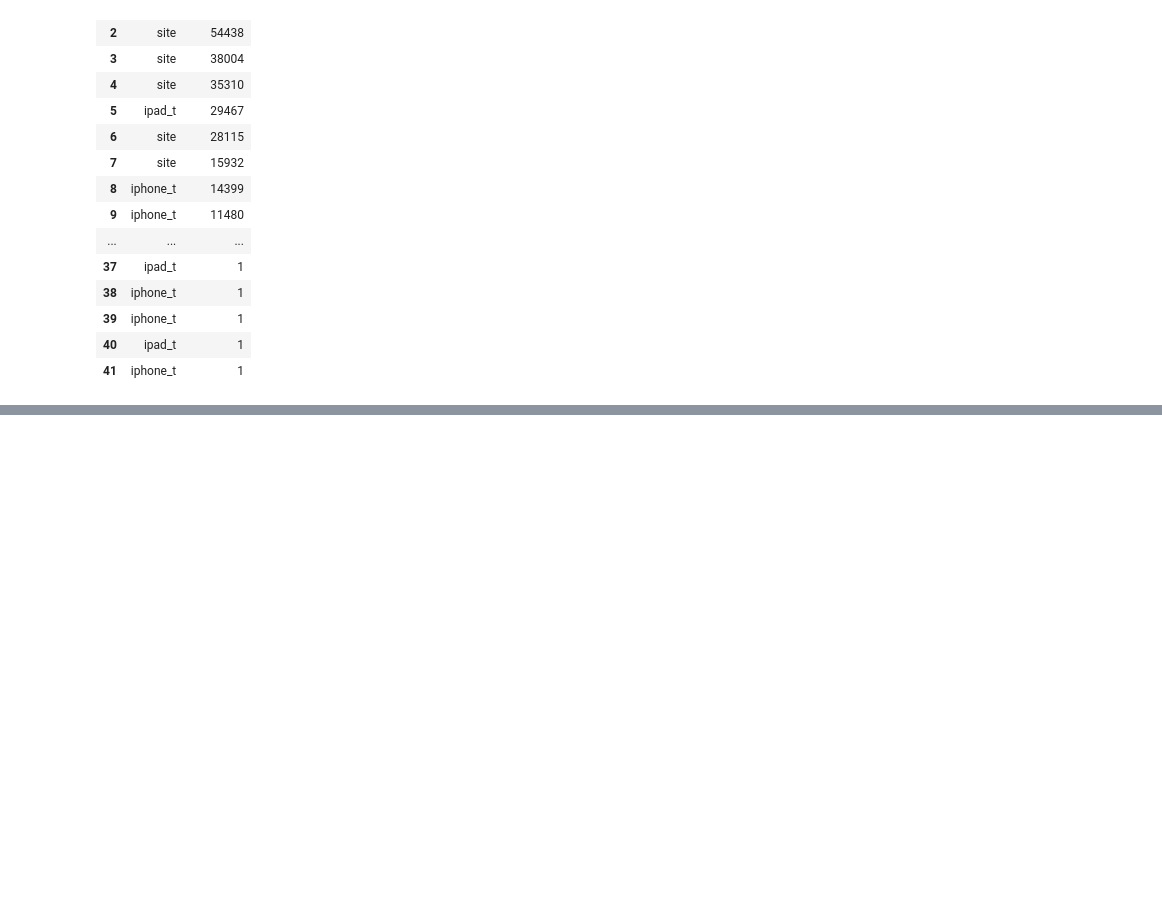
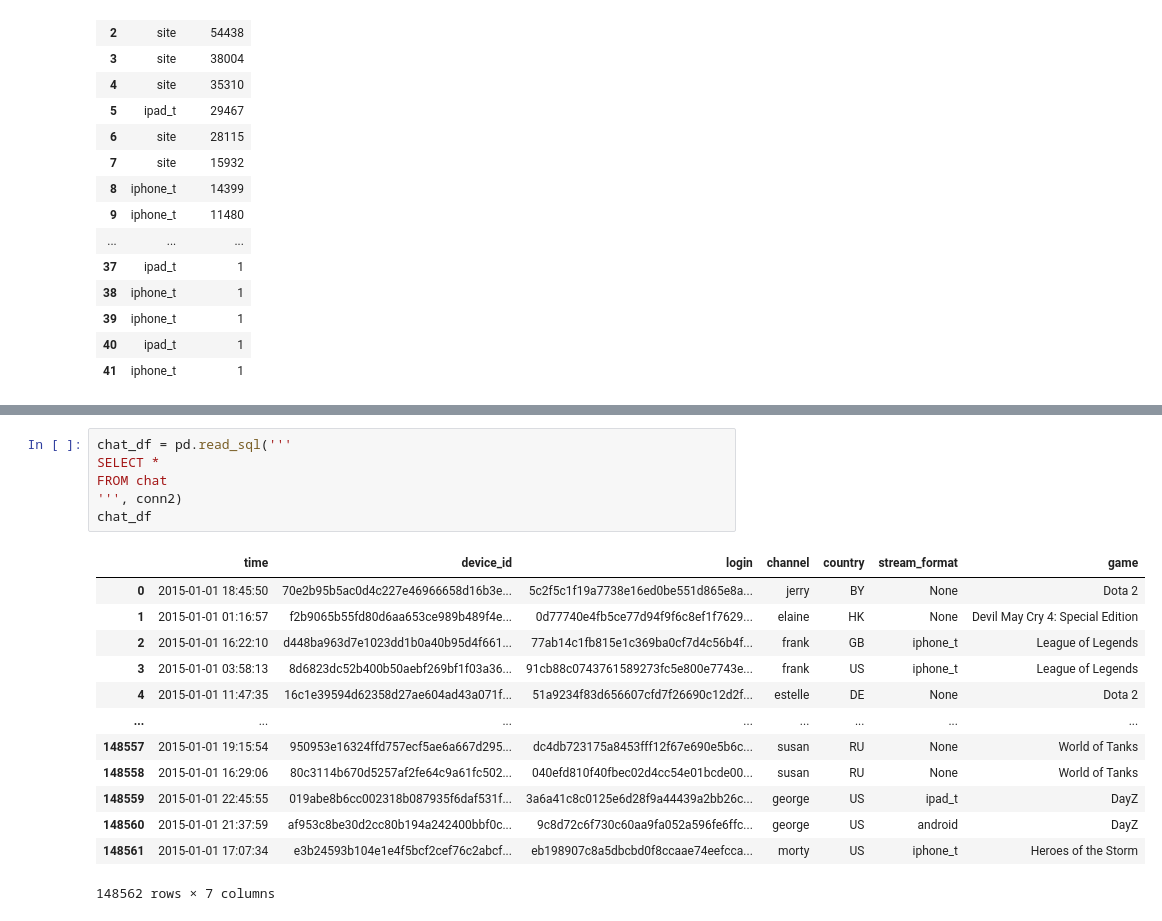
Before and after one commit to javierunix/Twich, a Jupyter notebook: main.ipynb, the cells around one changed output, grey strips where cells are left out. Drawn from its saved outputs; the diff is of its cells as text; blank space fills up the shorter version.

```diff
--- a/main.ipynb
+++ b/main.ipynb
@@ -173,0 +355,20 @@ ORDER BY COUNT(*) DESC; ''', conn1)
+# %%
+chat_df = pd.read_sql('''
+SELECT *
+FROM chat
+''', conn2)
+chat_df
+# %% [output]
+|  | time | device_id | login | channel | country | stream_format | game |
+| 0 | 2015-01-01 18:45:50 | 70e2b95b5ac0d4c227e46966658d16b3e... | 5c2f5c1f19a7738e16ed0be551d865e8a... | jerry | BY | None | Dota 2 |
+| 1 | 2015-01-01 01:16:57 | f2b9065b55fd80d6aa653ce989b489f4e... | 0d77740e4fb5ce77d94f9f6c8ef1f7629... | elaine | HK | None | Devil May Cry 4: Special Edition |
+| 2 | 2015-01-01 16:22:10 | d448ba963d7e1023dd1b0a40b95d4f661... | 77ab14c1fb815e1c369ba0cf7d4c56b4f... | frank | GB | iphone_t | League of Legends |
+| 3 | 2015-01-01 03:58:13 | 8d6823dc52b400b50aebf269bf1f03a36... | 91cb88c0743761589273fc5e800e7743e... | frank | US | iphone_t | League of Legends |
+| 4 | 2015-01-01 11:47:35 | 16c1e39594d62358d27ae604ad43a071f... | 51a9234f83d656607cfd7f26690c12d2f... | estelle | DE | None | Dota 2 |
+| ... | ... | ... | ... | ... | ... | ... | ... |
+| 148557 | 2015-01-01 19:15:54 | 950953e16324ffd757ecf5ae6a667d295... | dc4db723175a8453fff12f67e690e5b6c... | susan | RU | None | World of Tanks |
+| 148558 | 2015-01-01 16:29:06 | 80c3114b670d5257af2fe64c9a61fc502... | 040efd810f40fbec02d4cc54e01bcde00... | susan | RU | None | World of Tanks |
+| 148559 | 2015-01-01 22:45:55 | 019abe8b6cc002318b087935f6daf531f... | 3a6a41c8c0125e6d28f9a44439a2bb26c... | george | US | ipad_t | DayZ |
+| 148560 | 2015-01-01 21:37:59 | af953c8be30d2cc80b194a242400bbf0c... | 9c8d72c6f730c60aa9fa052a596fe6ffc... | george | US | android | DayZ |
+| 148561 | 2015-01-01 17:07:34 | e3b24593b104e1e4f5bcf2cef76c2abcf... | eb198907c8a5dbcbd0f8ccaae74eefcca... | morty | US | iphone_t | Heroes of the Storm |
+148562 rows × 7 columns
```
Also changed, not shown: parts of 12 cells of this notebook, 1 other file.
